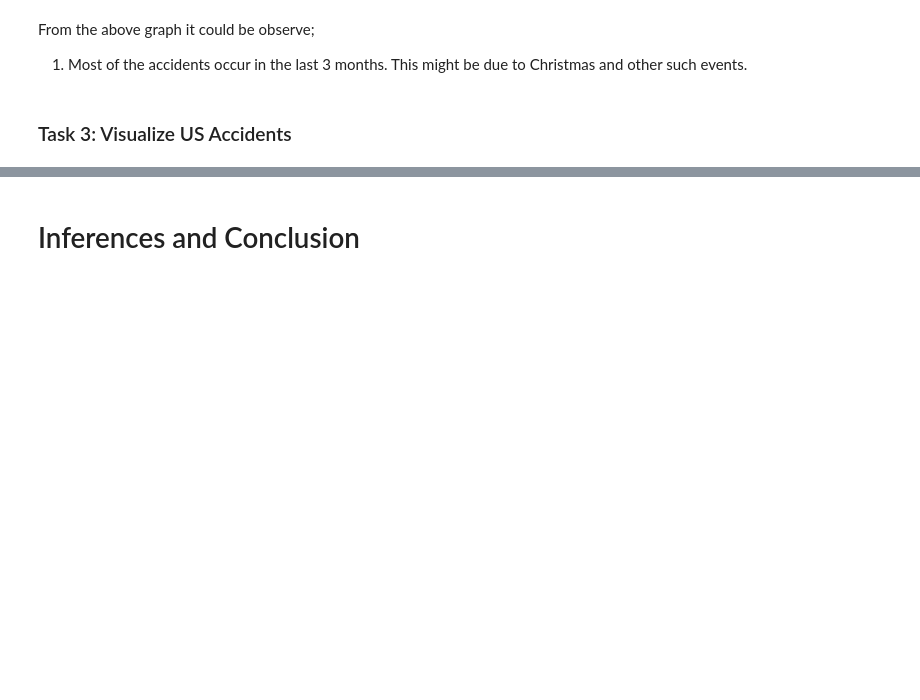
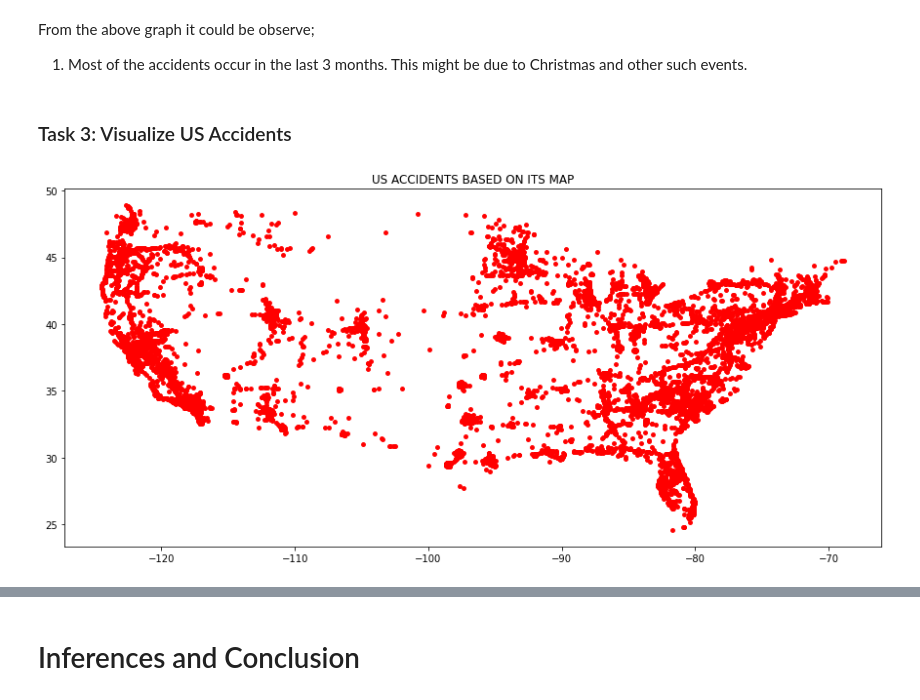
Before and after one commit to MaaviaAsghar4/US_Accidents_Analysis-EDA-, a Jupyter notebook: US_Accidents_EDA.ipynb, the cells around one changed output, grey strips where cells are left out. Cells and saved outputs as stored; diff of their text form; code cells hidden in the pictures; blank space fills up the shorter version.

```diff
--- a/US_Accidents_EDA.ipynb
+++ b/US_Accidents_EDA.ipynb
@@ -158,0 +158,13 @@ From the above graph it could be observe;
+# %%
+from shapely.geometry import Point
+import geopandas as gpd
+from geopandas import GeoDataFrame
+
+geometry = [Point(xy) for xy in zip(subset_data['Start_Lng'], subset_data['Start_Lat'])]
+gdf = GeoDataFrame(subset_data, geometry=geometry)
+fig, ax = plt.subplots(figsize=(15,15))
+gdf.plot(ax=ax, marker='o', color='red', markersize=15)
+plt.title('US ACCIDENTS BASED ON ITS MAP')
+plt.show()
+# %% [output]
+[figure, added]
```
Also changed, not shown: parts of 14 cells of this notebook.
